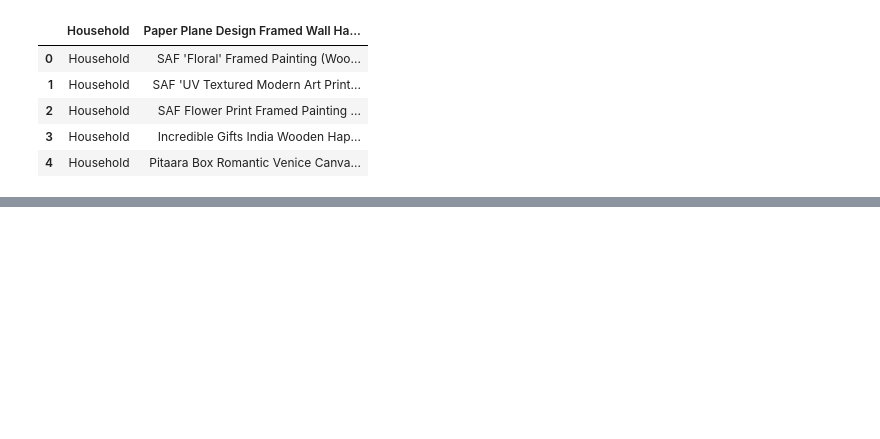
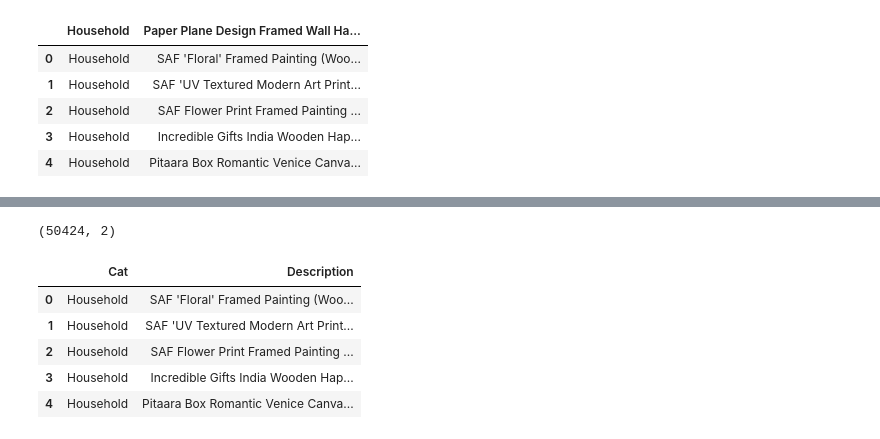
Before and after one commit to siddharthpangotra/4ML, a Jupyter notebook: TextClassifier.ipynb, the cells around one changed output, grey strips where cells are left out. Saved outputs shown, nothing was run; the diff lists cells and outputs as text; code cells hidden in the pictures; blank space fills up the shorter version.

```diff
--- a/TextClassifier.ipynb
+++ b/TextClassifier.ipynb
@@ -165,0 +69,13 @@ fatal: could not read Username for 'https://github.com': No such device or addre
+# %%
+data.shape
+# %% [output]
+(50424, 2)
+# %%
+data.head()
+# %% [output]
+|  | Cat | Description |
+| 0 | Household | SAF 'Floral' Framed Painting (Woo... |
+| 1 | Household | SAF 'UV Textured Modern Art Print... |
+| 2 | Household | SAF Flower Print Framed Painting ... |
+| 3 | Household | Incredible Gifts India Wooden Hap... |
+| 4 | Household | Pitaara Box Romantic Venice Canva... |
```
Also changed, not shown: parts of 37 cells of this notebook.
